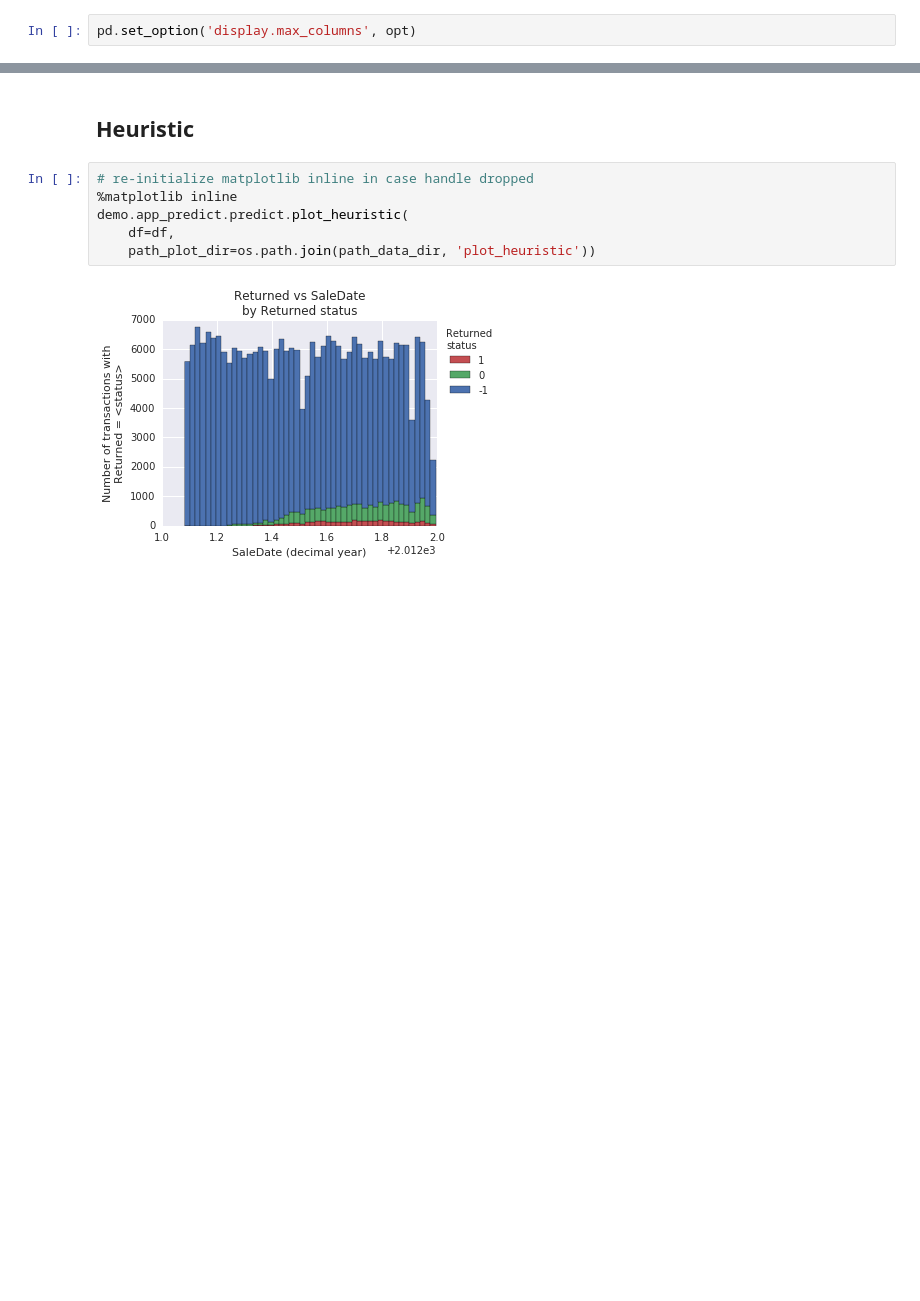
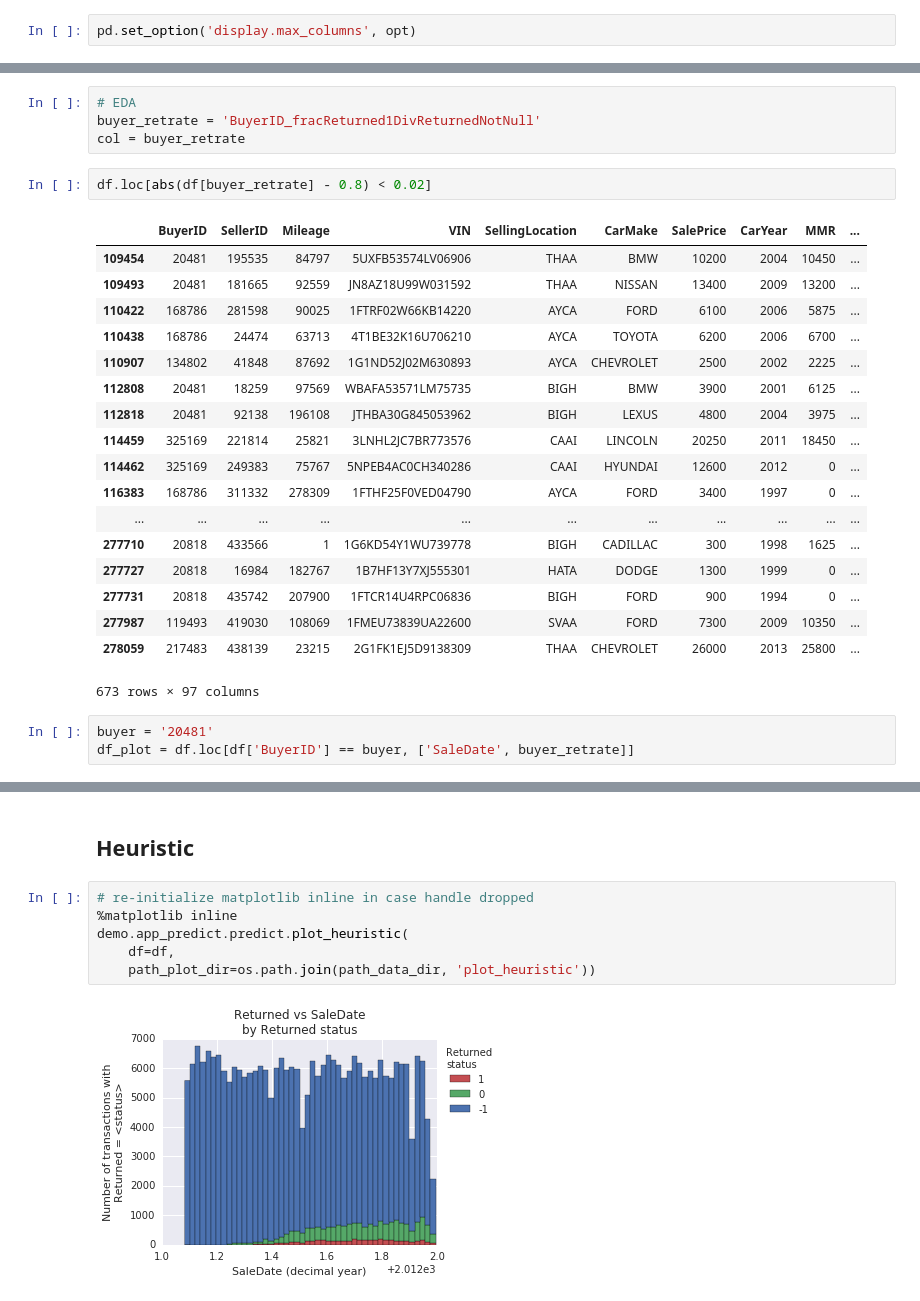
Before and after one commit to stharrold/demo, a Jupyter notebook: demo/app_predict/examples/example_app_predict_dev.ipynb, the cells around one changed output, grey strips where cells are left out. Saved outputs shown, nothing was run; the diff lists cells and outputs as text; blank space fills up the shorter version.

```diff
--- a/demo/app_predict/examples/example_app_predict_dev.ipynb
+++ b/demo/app_predict/examples/example_app_predict_dev.ipynb
@@ -234,0 +232,28 @@ Feature: BuyerID_fracReturned1DivReturnedNotNull
+# %%
+# EDA
+buyer_retrate = 'BuyerID_fracReturned1DivReturnedNotNull'
+col = buyer_retrate
+# %%
+df.loc[abs(df[buyer_retrate] - 0.8) < 0.02]
+# %% [output]
+|  | BuyerID | SellerID | Mileage | VIN | SellingLocation | CarMake | SalePrice | CarYear | MMR | ... |
+| 109454 | 20481 | 195535 | 84797 | 5UXFB53574LV06906 | THAA | BMW | 10200 | 2004 | 10450 | ... |
+| 109493 | 20481 | 181665 | 92559 | JN8AZ18U99W031592 | THAA | NISSAN | 13400 | 2009 | 13200 | ... |
+| 110422 | 168786 | 281598 | 90025 | 1FTRF02W66KB14220 | AYCA | FORD | 6100 | 2006 | 5875 | ... |
+| 110438 | 168786 | 24474 | 63713 | 4T1BE32K16U706210 | AYCA | TOYOTA | 6200 | 2006 | 6700 | ... |
+| 110907 | 134802 | 41848 | 87692 | 1G1ND52J02M630893 | AYCA | CHEVROLET | 2500 | 2002 | 2225 | ... |
+| 112808 | 20481 | 18259 | 97569 | WBAFA53571LM75735 | BIGH | BMW | 3900 | 2001 | 6125 | ... |
+| 112818 | 20481 | 92138 | 196108 | JTHBA30G845053962 | BIGH | LEXUS | 4800 | 2004 | 3975 | ... |
+| 114459 | 325169 | 221814 | 25821 | 3LNHL2JC7BR773576 | CAAI | LINCOLN | 20250 | 2011 | 18450 | ... |
+| 114462 | 325169 | 249383 | 75767 | 5NPEB4AC0CH340286 | CAAI | HYUNDAI | 12600 | 2012 | 0 | ... |
+| 116383 | 168786 | 311332 | 278309 | 1FTHF25F0VED04790 | AYCA | FORD | 3400 | 1997 | 0 | ... |
+| ... | ... | ... | ... | ... | ... | ... | ... | ... | ... | ... |
+| 277710 | 20818 | 433566 | 1 | 1G6KD54Y1WU739778 | BIGH | CADILLAC | 300 | 1998 | 1625 | ... |
+| 277727 | 20818 | 16984 | 182767 | 1B7HF13Y7XJ555301 | HATA | DODGE | 1300 | 1999 | 0 | ... |
+| 277731 | 20818 | 435742 | 207900 | 1FTCR14U4RPC06836 | BIGH | FORD | 900 | 1994 | 0 | ... |
+| 277987 | 119493 | 419030 | 108069 | 1FMEU73839UA22600 | SVAA | FORD | 7300 | 2009 | 10350 | ... |
+| 278059 | 217483 | 438139 | 23215 | 2G1FK1EJ5D9138309 | THAA | CHEVROLET | 26000 | 2013 | 25800 | ... |
+673 rows × 97 columns
+# %%
+buyer = '20481'
+df_plot = df.loc[df['BuyerID'] == buyer, ['SaleDate', buyer_retrate]]
```
Also changed, not shown: parts of 12 cells of this notebook, 1 other file.
